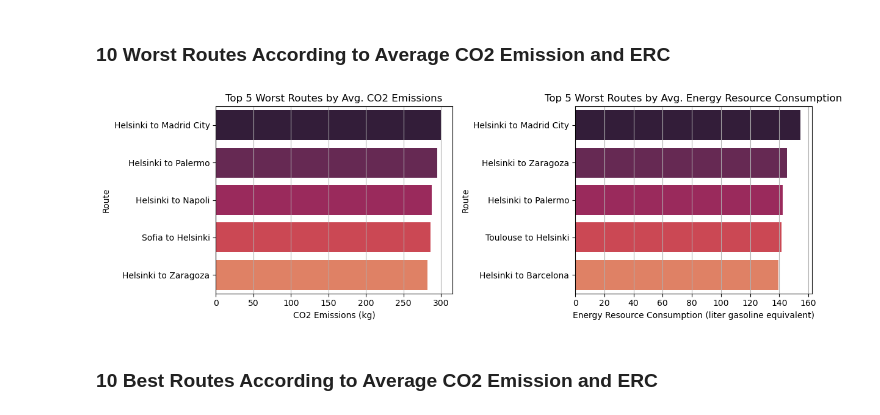
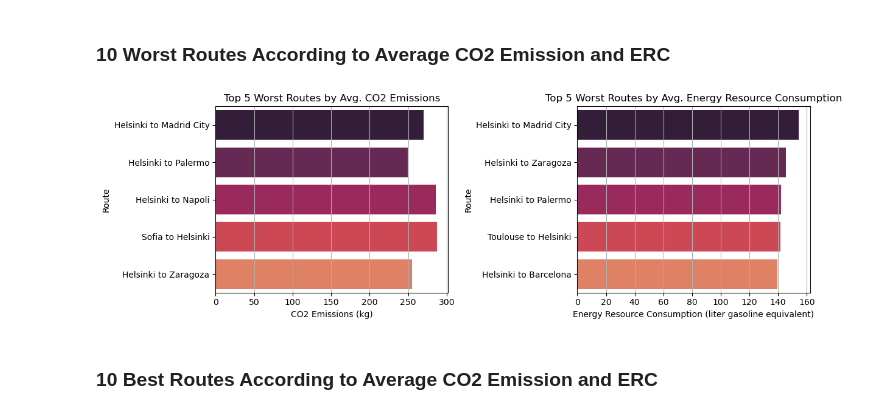
Before and after one commit to com-480-data-visualization/com-480-project-ecoroutes, a Jupyter notebook: Milestone 1/notebooks/EDA.ipynb, the cells around one changed output. Drawn from its saved outputs; the diff is of its cells as text; code cells hidden in the pictures.

```diff
--- a/Milestone 1/notebooks/EDA.ipynb
+++ b/Milestone 1/notebooks/EDA.ipynb
@@ -184,6 +186,21 @@ def convert_duration_to_minutes(duration_str):
 data["Flight Duration"] = data["Flight Duration"].apply(convert_duration_to_minutes)
 data["Train Duration"] = data["Train Duration"].apply(convert_duration_to_minutes)
 data["Car Duration"] = data["Car Duration"].apply(convert_duration_to_minutes)
+# %%
+def convert_minutes_to_hours(seconds):
+    return seconds / 60
+
+data["Flight Duration"] = data["Flight Duration"].apply(convert_minutes_to_hours)
+data["Train Duration"] = data["Train Duration"].apply(convert_minutes_to_hours)
+data["Car Duration"] = data["Car Duration"].apply(convert_minutes_to_hours)
+
+# Calculates difference between train and flight travel time
+data["train_flight_duration_delta"] = data["Train Duration"]-data["Flight Duration"]
+
+# Calculates train-flight market share. Cfr regression fig1 "High-speed rail and air transport competition and cooperation: A vertical differentiation approach"
+data['train_market_share'] = -0.0638*data['train_flight_duration_delta'].pow(3) +0.2932*data['train_flight_duration_delta'].pow(2) -0.4054*data['train_flight_duration_delta']
+data['train_market_share'] = data['train_market_share'].clip(0,1)
+data['flight_market_share'] = 1-data['train_market_share']
 # %%
 # Create a column avg_co2 that is the average of the three CO2 columns
 data["avg_co2"] = data[["Train CO2", "Car CO2", "Flight CO2"]].mean(axis=1)
@@ -195,6 +212,22 @@ data["avg_erc"] = data[
         "Flight Energy Resource Consumption",
     ]
 ].mean(axis=1)
+
+# Calculates average CO2 weighted by market share
+data["avg_co2_w"] = (data["Train CO2"]*data["train_market_share"]+data["Flight CO2"]*data["flight_market_share"])
+data["avg_erc_w"] = (data["Train Energy Resource Consumption"]*data["train_market_share"]+data["Flight Energy Resource Consumption"]*data["flight_market_share"])
+# %%
+def parse_coordinates(s):
+    long,lat = map(float, s.replace("{","").replace("}","").split(", "))
+    return [radians(long), radians(lat)]
+
+dep_coords = np.array(data["Departure Coordinates"].apply(parse_coordinates).tolist())
+arr_coords = np.array(data["Arrival Coordinates"].apply(parse_coordinates).tolist())
+
+# Calculate distances for each row
+distances_km = haversine_distances(dep_coords, arr_coords) * 6371  # Radius of Earth in kilometers
+
+data["distance"] = np.diag(distances_km)
 # %%
 data.head(5)
 # %% [output]
@@ -269,28 +302,28 @@ custom_palette2 = sns.color_palette("rocket")
 # %%
 # Plot top 10 worst routes by CO2 emissions and erc
 top_10_co2 = data.sort_values("avg_co2", ascending=False).head(5)
 top_10_erc = data.sort_values("avg_erc", ascending=False).head(5)
 
 fig, (ax1, ax2) = plt.subplots(1, 2, figsize=(12, 4))
 
 # # Plot for CO2 emissions
-sns.barplot(data=top_10_co2, x="avg_co2", y="ID", ax=ax1, palette=custom_palette2)
+sns.barplot(data=top_10_co2, x="avg_co2_w", y="ID", ax=ax1, palette=custom_palette2)
 ax1.set_title("Top 5 Worst Routes by Avg. CO2 Emissions")
 ax1.set_xlabel("CO2 Emissions (kg)")
 ax1.set_ylabel("Route")
 ax1.grid(axis="x")
 
 # Plot for Energy Resource Consumption
 sns.barplot(data=top_10_erc, x="avg_erc", y="ID", ax=ax2, palette=custom_palette2)
 ax2.set_title("Top 5 Worst Routes by Avg. Energy Resource Consumption")
 ax2.set_xlabel("Energy Resource Consumption (liter gasoline equivalent)")
 ax2.set_ylabel("Route")
 ax2.grid(axis="x")
 
 plt.tight_layout()
 plt.show()
 # %% [output]
-[figure, old version]
+[figure, new version]
 # %% [markdown]
 ### 10 Best Routes According to Average CO2 Emission and ERC
 # %%
```
Also changed, not shown: parts of 7 cells of this notebook, 1 other file.
